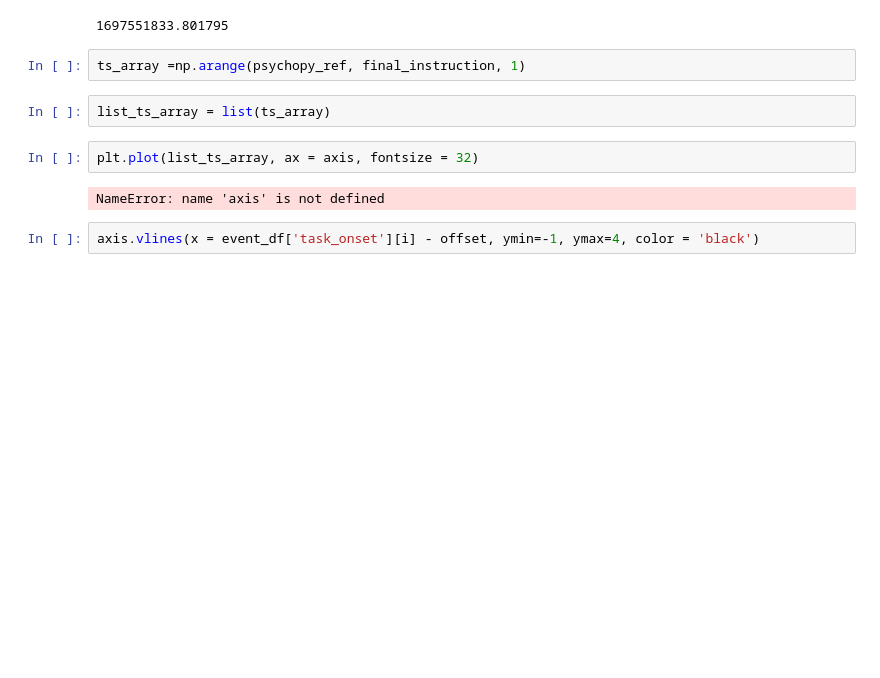
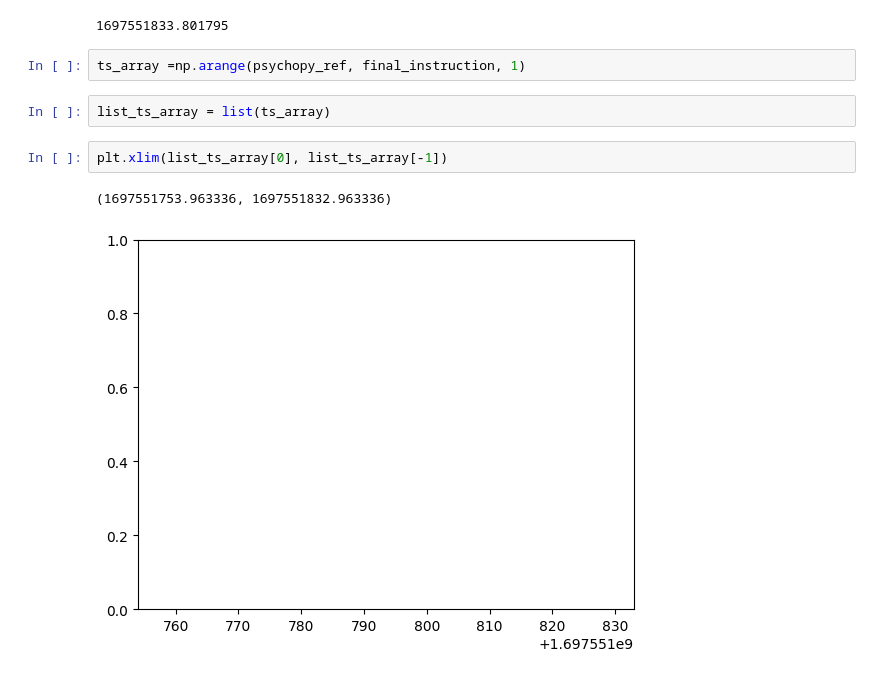
Before and after one commit to saifhanjra/tester_sony_digirelax, a Jupyter notebook: scripts/manipulating_datetime.ipynb, the cells around one changed output. Cells and saved outputs as stored; diff of their text form; blank space fills up the shorter version.

```diff
--- a/scripts/manipulating_datetime.ipynb
+++ b/scripts/manipulating_datetime.ipynb
@@ -279,9 +286,8 @@ final_instruction
 ts_array =np.arange(psychopy_ref, final_instruction, 1)
 # %%
 list_ts_array = list(ts_array)
-# %%
-plt.plot(list_ts_array, ax = axis, fontsize = 32)
-# %% [output]
-NameError: name 'axis' is not defined
 # %%
-axis.vlines(x = event_df['task_onset'][i] - offset, ymin=-1, ymax=4, color = 'black')
+plt.xlim(list_ts_array[0], list_ts_array[-1])
+# %% [output]
+(1697551753.963336, 1697551832.963336)
+[figure, added]
```
Also changed, not shown: parts of 8 cells of this notebook.
